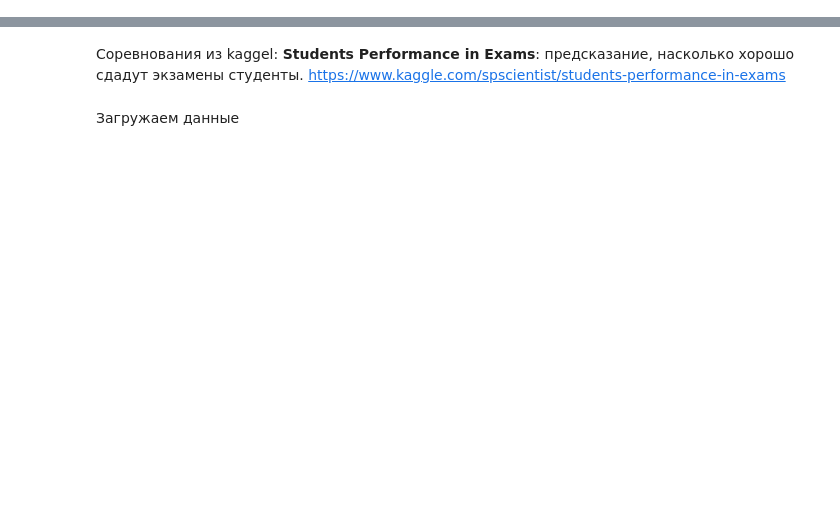
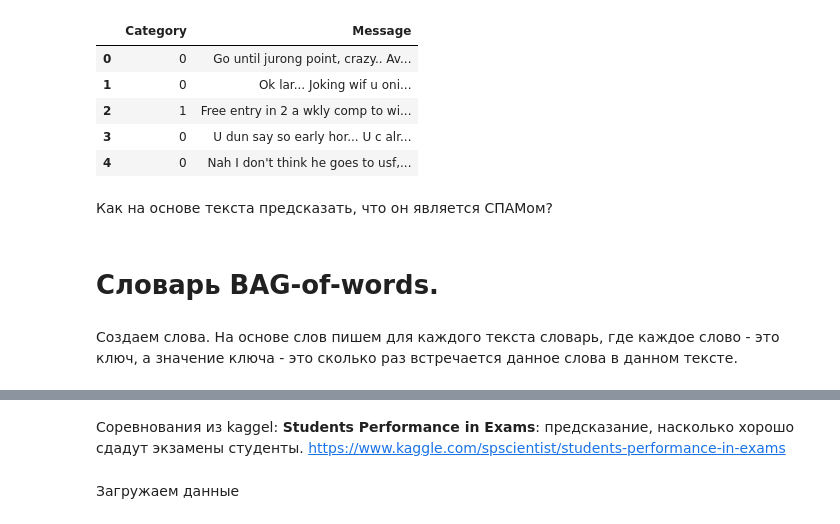
Before and after one commit to SIzrantsev/netology_statistics, a Jupyter notebook: lecture_5.ipynb, the cells around one changed output, grey strips where cells are left out. Drawn from its saved outputs; the diff is of its cells as text; code cells hidden in the pictures; blank space fills up the shorter version.

```diff
--- a/lecture_5.ipynb
+++ b/lecture_5.ipynb
@@ -4,0 +32,17 @@
+# %%
+data["Category"] = [1 if each == "spam" else 0 for each in data["Category"]]
+# %%
+data.head()
+# %% [output]
+|  | Category | Message |
+| 0 | 0 | Go until jurong point, crazy.. Av... |
+| 1 | 0 | Ok lar... Joking wif u oni... |
+| 2 | 1 | Free entry in 2 a wkly comp to wi... |
+| 3 | 0 | U dun say so early hor... U c alr... |
+| 4 | 0 | Nah I don't think he goes to usf,... |
+# %% [markdown]
+Как на основе текста предсказать, что он является СПАМом?
+# %% [markdown]
+# Словарь BAG-of-words.
+# %% [markdown]
+Создаем слова. На основе слов пишем для каждого текста словарь, где каждое слово - это ключ, а значение ключа - это сколько раз встречается данное слова в данном тексте.
```
Also changed, not shown: parts of 66 cells of this notebook.
